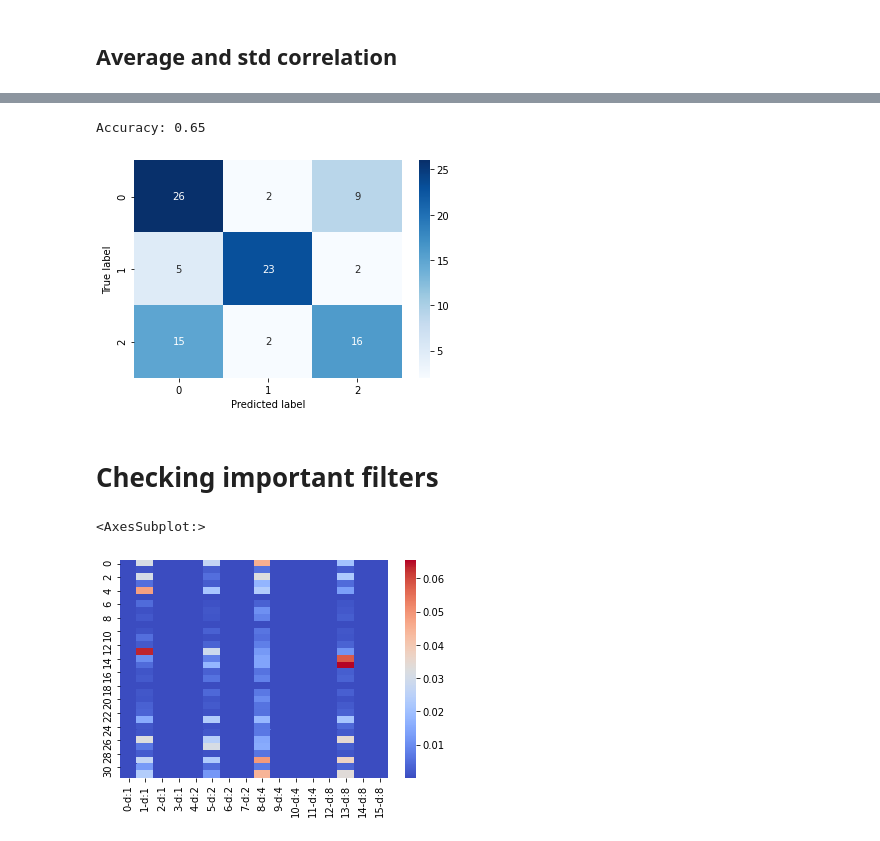
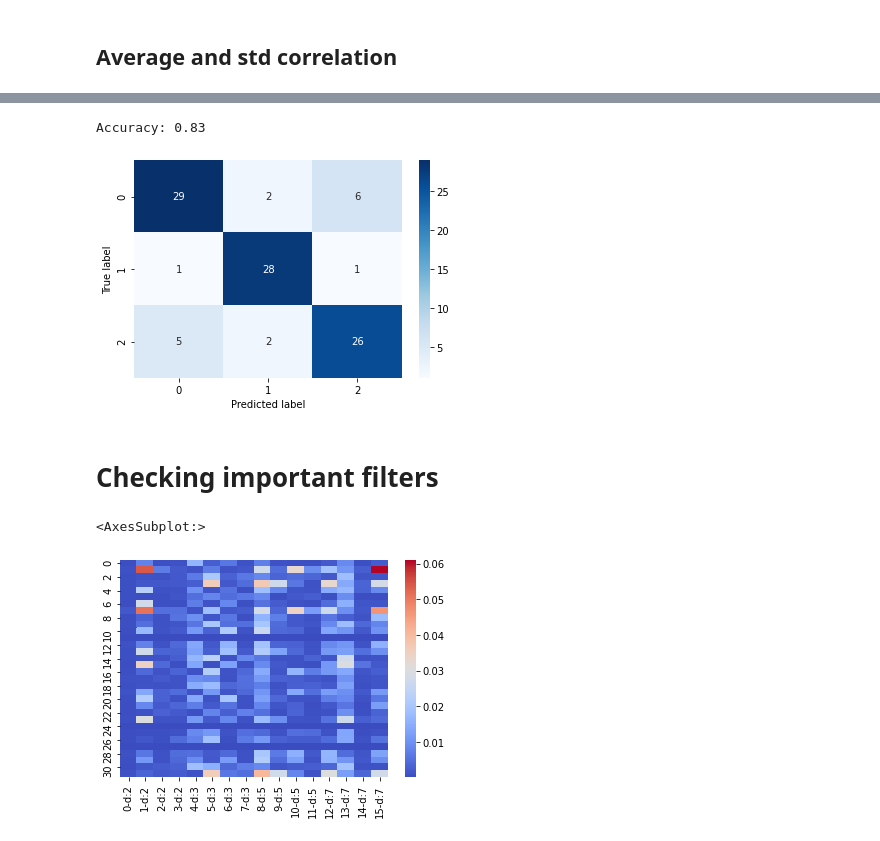
Before and after one commit to tonibofarull/TSAutoencoder, a Jupyter notebook: src/main.ipynb, the cells around one changed output, grey strips where cells are left out. Drawn from its saved outputs; the diff is of its cells as text; code cells hidden in the pictures.

Commit message:
Added data exploration and dilation in CAE.

```diff
--- a/src/main.ipynb
+++ b/src/main.ipynb
@@ -25,7 +28,7 @@ np.random.seed(4444)
 # %% [markdown]
 # Create Dataset
 # %%
-with initialize(config_path="conf"):
+with initialize(config_path="configs"):
     cfg = compose(config_name="config")
 
 cfg_dataset, cfg_model, cfg_train = cfg.dataset, cfg.model, cfg.train
@@ -43,26 +46,23 @@ length = cfg_model.length # each observation is a vector of size (1,length)
 X1 = arma(n//3, length, ar=[0, -0.5] , ma=[0, 0.1])
 X2 = arma(n//3, length, ar=[0, 0, 0.7] , ma=[0, 0, 0.05])
 X3 = arma(n//3, length, ar=[0, 0, 0, 0, -0.6] , ma=[0, 0, 0, 0, 0.2])
-class1 = np.array([0]*(n//3), dtype=np.float32).reshape(n//3, 1, 1)
-class2 = np.array([1]*(n//3), dtype=np.float32).reshape(n//3, 1, 1)
-class3 = np.array([2]*(n//3), dtype=np.float32).reshape(n//3, 1, 1)
-X1 = np.append(X1, class1, 2)
-X2 = np.append(X2, class2, 2)
-X3 = np.append(X3, class3, 2)
 
 X = np.r_[X1,X2,X3]
-Y = np.array([1]*len(X1) + [2]*len(X2) + [3]*len(X3))
+
+c1 = np.array([0]*(n//3), dtype=np.float32).reshape(n//3, 1, 1)
+c2 = np.array([1]*(n//3), dtype=np.float32).reshape(n//3, 1, 1)
+c3 = np.array([2]*(n//3), dtype=np.float32).reshape(n//3, 1, 1)
+Y = np.concatenate((c1,c2,c3), axis=0)
+X = np.concatenate((X,Y), axis=2)
 
 idx = list(range(len(X)))
 np.random.shuffle(idx)
 X = X[idx]
-Y = Y[idx]
 
 X = torch.from_numpy(X)
 print("shape of X:", X.shape)
 
 X_train, X_valid, X_test = X[:n_train], X[n_train:n_train+n_valid], X[n_train+n_valid:]
-Y_train, Y_valid, Y_test = Y[:n_train], Y[n_train:n_train+n_valid], Y[n_train+n_valid:]
 print("shape of X_train, X_valid, X_test:", X_train.shape, X_valid.shape, X_test.shape)
 # %% [output]
 shape of X: torch.Size([1200, 1, 65])
@@ -69,0 +111,21 @@ shape of X_train, X_valid, X_test: torch.Size([1000, 1, 65]) torch.Size([100, 1,
+# %%
+from sklearn.neighbors import KNeighborsClassifier
+
+best_acc = 0
+best_k = 0
+for i in range(1,50):
+
+    neigh = KNeighborsClassifier(n_neighbors=i)
+    neigh.fit(X_train[:,0,:-1], X_train[:,0,-1])
+
+    ypred = neigh.predict(X_valid[:,0,:-1])
+    ypred.astype(int)
+    yreal = X_valid[:,0,-1].numpy()
+    yreal.astype(int)
+
+    acc = np.sum(ypred == yreal)/len(yreal)
+    if best_acc < acc:
+        best_acc = acc
+        best_k = i
+print("Best k:", best_k)
+print("Accuracy:", best_acc)
@@ -145,7 +226,7 @@ cor: 0.7896062271062271
 # %%
 inp = X_test # data to perfom prediction
-_, pred = model(inp, get_training=True)
-probs = torch.nn.functional.softmax(pred)
+_, output = model(inp, get_training=True)
+probs = torch.nn.functional.softmax(output, dim=1)
 pred = torch.argmax(probs, dim=1).detach().numpy()
 real = inp[:,:,-1].flatten().long().detach().numpy()
 
@@ -154,25 +235,25 @@ sns.heatmap(cm, annot=True, cmap="Blues")
 plt.xlabel("Predicted label")
 plt.ylabel("True label")
 
-print("Accuracy:", np.sum(np.diag(cm))/inp.shape[0])
+print("Accuracy:", np.sum(np.diag(cm))/len(pred))
 # %% [output]
-Accuracy: 0.65
+Accuracy: 0.83
-[figure, old version]
+[figure, new version]
 # %% [markdown]
 # Checking important filters
 # %%
-num_filter = 4*cfg_model.M
+num_filter = len(model.dilation)*cfg_model.M
 w_per_filter = cfg_model.length-cfg_model.Lf+1 # weights per filter
 num_neurons = cfg_model.bottleneck_nn
 M = cfg_model.M
 
 if isinstance(model, VCAE):
     num_neurons *= 2
 
 w = np.array([[torch.mean(torch.abs(model.full1.weight[j,i*w_per_filter:(i+1)*w_per_filter])).item() for i in range(num_filter)] for j in range(num_neurons)])
 
-x_axis_labels = [f"{i}-d:{2**(i//M)}" for i in range(w.shape[1])] # number of filter - d:dilatation
+x_axis_labels = [f"{i}-d:{model.dilation[i//M]}" for i in range(w.shape[1])] # number of filter - d:dilatation
 sns.heatmap(w, cmap="coolwarm", xticklabels=x_axis_labels) # y-axis => neuron of the bottleneck, x-axis => each position is one filter ordered by dilatation
 # %% [output]
 <AxesSubplot:>
-[figure, old version]
+[figure, new version]
```
Also changed, not shown: parts of 11 cells of this notebook, 4 other files.
